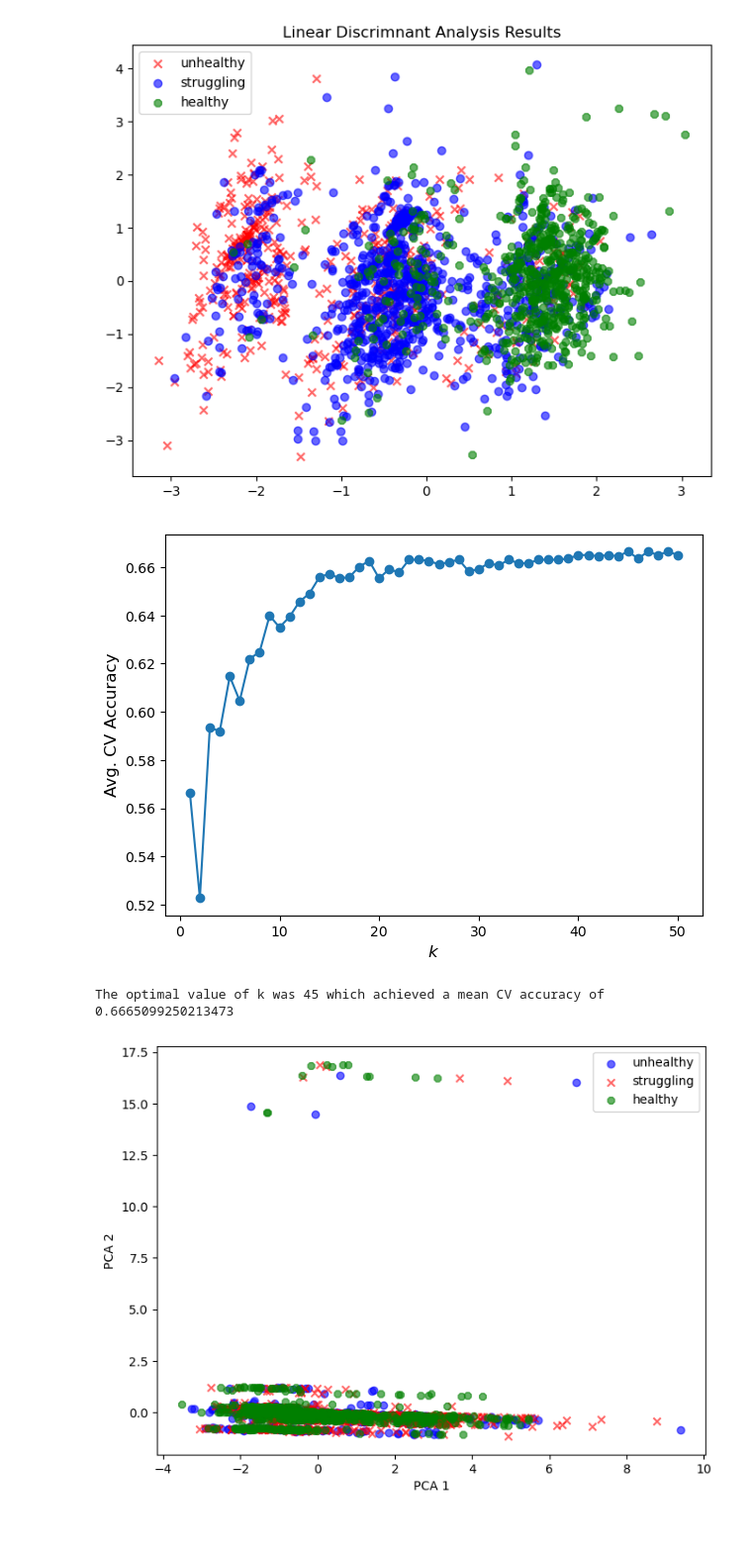
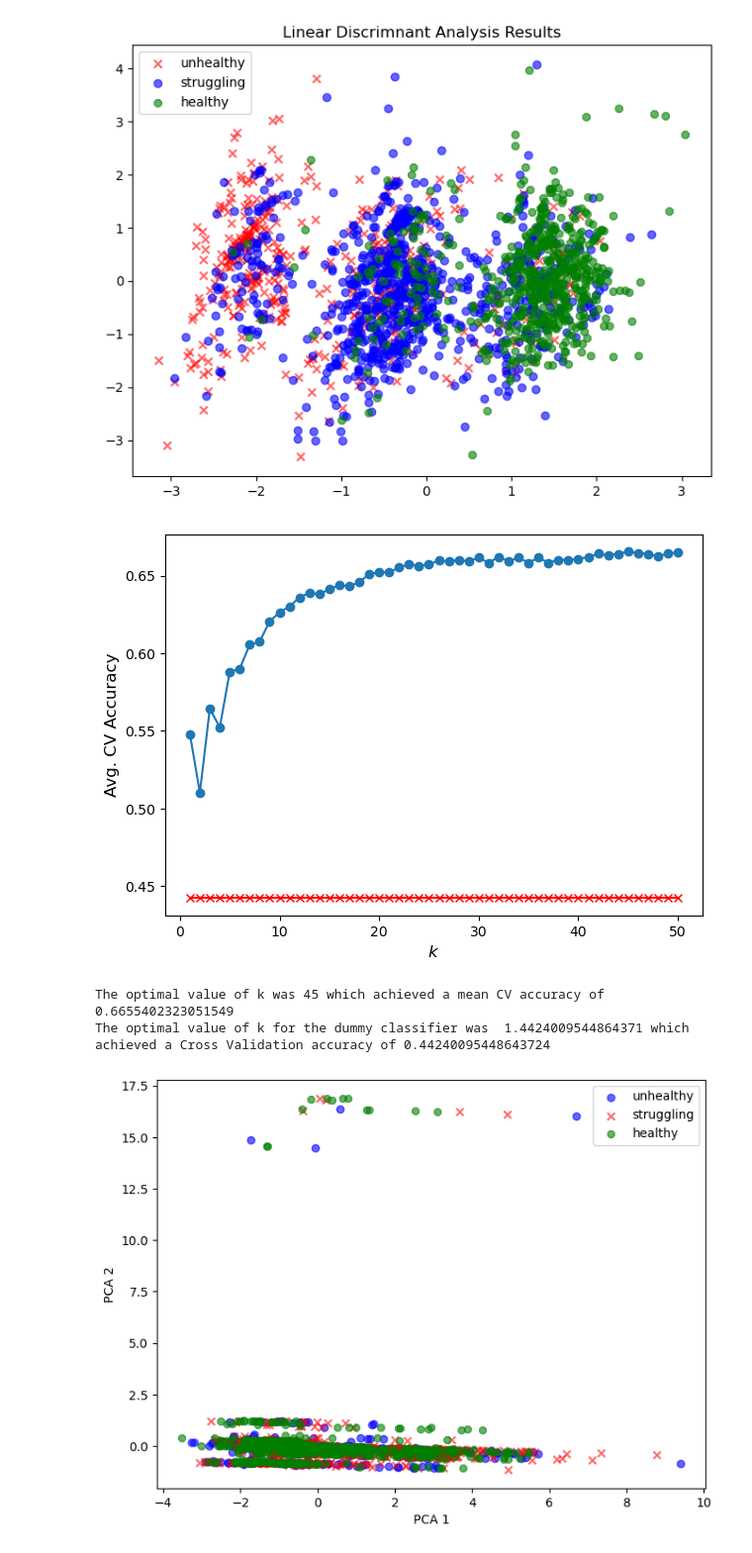
Before and after one commit to hbclad/Erdos_Trees, a Jupyter notebook: machine_learning/knn_health_quality.ipynb, the cells around one changed output. Shown at 99% size. Saved outputs shown, nothing was run; the diff lists cells and outputs as text; code cells hidden in the pictures.

```diff
--- a/machine_learning/knn_health_quality.ipynb
+++ b/machine_learning/knn_health_quality.ipynb
@@ -443,6 +446,7 @@ plt.show()
 num_neighibors = range(1,51)
 num_splits = 5
 num_k_acc_pre_fire = np.zeros((num_splits, len(num_neighibors)))
+num_k_dummy = np.zeros((num_splits, len(num_neighibors)))
 kfold = StratifiedKFold(n_splits=num_splits, random_state=216, shuffle = True)
 
 i=0
@@ -456,38 +460,49 @@ for train_index, test_index in kfold.split(tree_data_no_dead_full, tree_data_no_
         knn.fit(tree_data_tt[pre_fire_features], tree_data_tt['TREECOND_post_burn_encoded'])
         pred = knn.predict(tree_data_val[pre_fire_features])
 
+        dummy = DummyClassifier()
+        dummy.fit(tree_data_tt[pre_fire_features], tree_data_tt['TREECOND_post_burn_encoded'])
+        dummy_pred = dummy.predict(tree_data_val[pre_fire_features])
+
+        num_k_dummy[i, j] = accuracy_score(tree_data_val['TREECOND_post_burn_encoded'], dummy_pred)
         num_k_acc_pre_fire[i,j] = accuracy_score(tree_data_val['TREECOND_post_burn_encoded'], pred)
         j=j+1
     i = i+1
 
 #run time: 2.3 seconds
 
 plt.figure(figsize=(7,5))
 plt.plot(num_neighibors, np.mean(num_k_acc_pre_fire, axis=0),'-o')
+plt.plot(num_neighibors, np.mean(num_k_dummy, axis = 0), color = 'red', marker = 'x')
 
 plt.xticks(fontsize=10)
 plt.yticks(fontsize=10)
 plt.xlabel("$k$", fontsize=12)
 plt.ylabel("Avg. CV Accuracy", fontsize=12)
 
 plt.show()
 
 best_k = np.argmax(np.mean(num_k_acc_pre_fire, axis=0))
 best_k_acc = np.mean(num_k_acc_pre_fire, axis=0)[best_k]
 
+best_k_dummy = np.argmax(np.mean(num_k_dummy, axis = 0))
+best_k_dummy_acc = np.mean(num_k_dummy, axis = 0)[best_k_dummy]
+
 print("The optimal value of k was", best_k + 1, "which achieved a mean CV accuracy of ", best_k_acc)
+print("The optimal value of k for the dummy classifier was ", best_k_dummy_acc +1, 'which achieved a Cross Validation accuracy of', best_k_dummy_acc)
 
 #with .TREECOND_post_burn_endcoded --> k = 49, accuracy = 65%
 #with ['featre'] --> k = 49, accuracy = 65% so this likely doesn't make a difference
 #with pre_burn_encoded removed --> k = 46, accuracy 54% .. makes things worse, logcially
 #with SOFTWOOD removed --> k = 49, accuracy 65% (not much of a difference given it's  a binary feature)
 #remove CONDID_pre-burn since it's a plotwise metric --> k = 45, accruacy 66.5%
 #added NUM_BURNS -- let's just see.. I'm a little curious k = 47, accuracy 66.4% (why did that not change a lot, it certinaly affected the LDA.. )
 #without NUM_BURNS --> k = 45, 66.5% accuracy score.
 #added YRS_SINCE_BURN --> k = 45, accuracy  =  66.5% identical
 # %% [output]
-[figure, old version]
+[figure, new version]
-The optimal value of k was 45 which achieved a mean CV accuracy of  0.6665099250213473
+The optimal value of k was 45 which achieved a mean CV accuracy of  0.6655402323051549
+The optimal value of k for the dummy classifier was  1.4424009544864371 which achieved a Cross Validation accuracy of 0.44240095448643724
 # %%
 #trying PCA just to see
 pca = Pipeline([('scale', StandardScaler()),('pca', PCA(2))])
```
Also changed, not shown: parts of 6 cells of this notebook.
